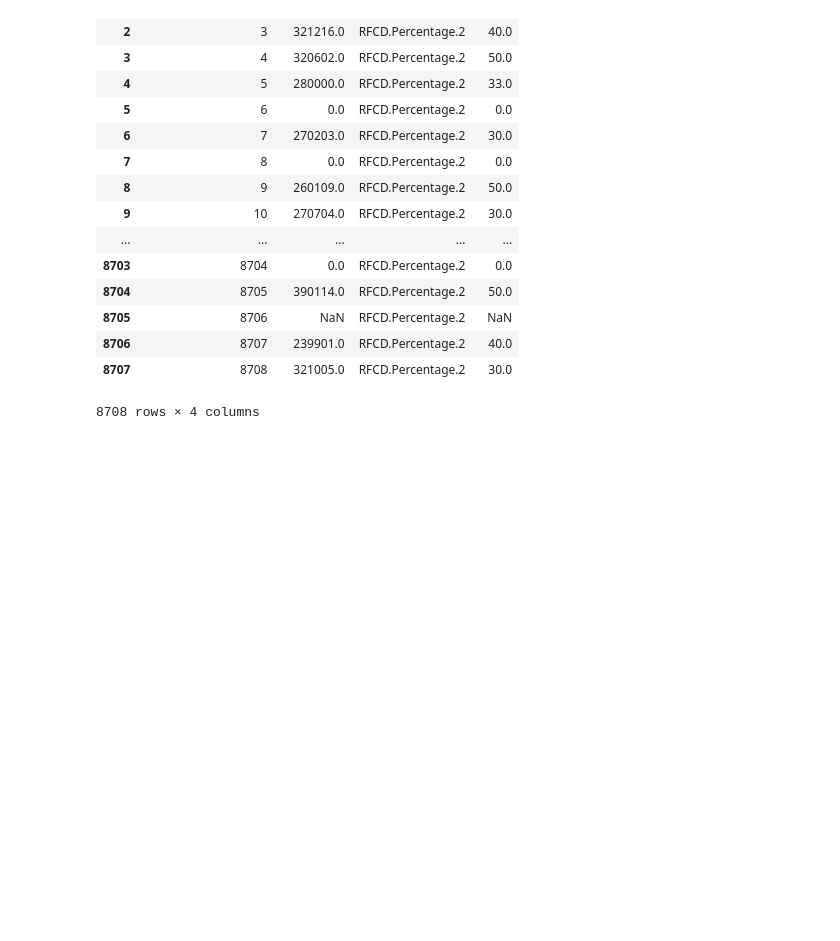
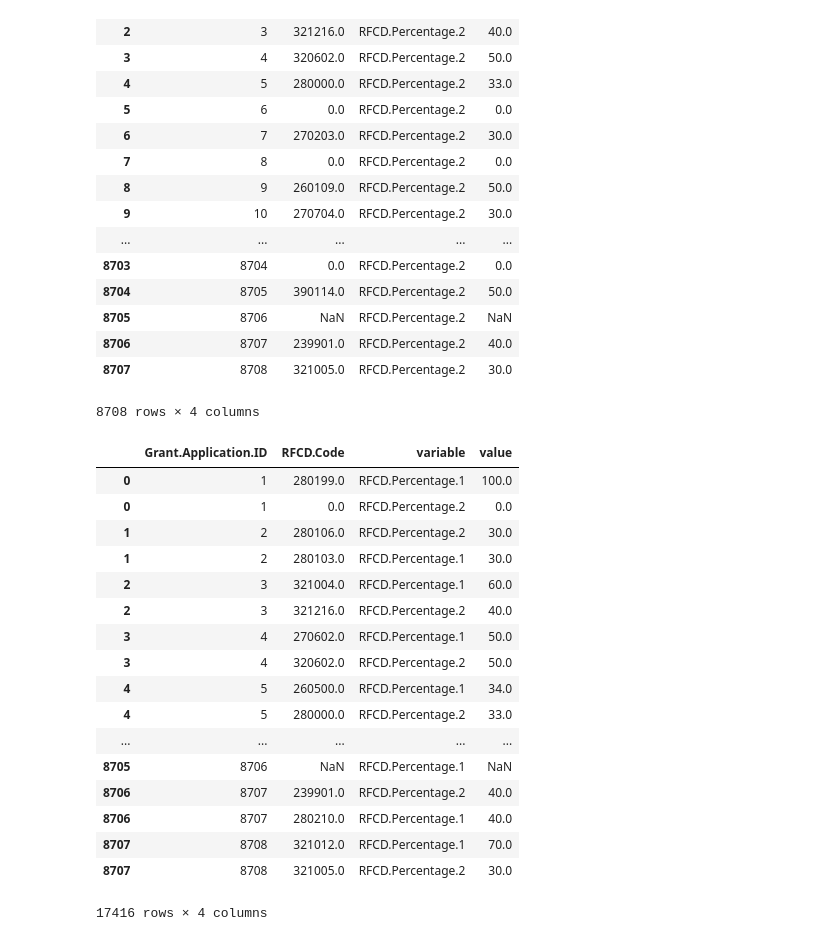
Before and after one commit to diegoami/DSRetreat_Melbourne_DIOLEM, a Jupyter notebook: sandbox/Testmelt.ipynb, the cells around one changed output. Saved outputs shown, nothing was run; the diff lists cells and outputs as text; code cells hidden in the pictures; blank space fills up the shorter version.

```diff
--- a/sandbox/Testmelt.ipynb
+++ b/sandbox/Testmelt.ipynb
@@ -120,3 +120,24 @@ rcd2
 | 8706 | 8707 | 239901.0 | RFCD.Percentage.2 | 40.0 |
 | 8707 | 8708 | 321005.0 | RFCD.Percentage.2 | 30.0 |
 8708 rows × 4 columns
+# %%
+pd.concat([rcd1, rcd2]).sort_values(by='Grant.Application.ID')
+# %% [output]
+|  | Grant.Application.ID | RFCD.Code | variable | value |
+| 0 | 1 | 280199.0 | RFCD.Percentage.1 | 100.0 |
+| 0 | 1 | 0.0 | RFCD.Percentage.2 | 0.0 |
+| 1 | 2 | 280106.0 | RFCD.Percentage.2 | 30.0 |
+| 1 | 2 | 280103.0 | RFCD.Percentage.1 | 30.0 |
+| 2 | 3 | 321004.0 | RFCD.Percentage.1 | 60.0 |
+| 2 | 3 | 321216.0 | RFCD.Percentage.2 | 40.0 |
+| 3 | 4 | 270602.0 | RFCD.Percentage.1 | 50.0 |
+| 3 | 4 | 320602.0 | RFCD.Percentage.2 | 50.0 |
+| 4 | 5 | 260500.0 | RFCD.Percentage.1 | 34.0 |
+| 4 | 5 | 280000.0 | RFCD.Percentage.2 | 33.0 |
+| ... | ... | ... | ... | ... |
+| 8705 | 8706 | NaN | RFCD.Percentage.1 | NaN |
+| 8706 | 8707 | 239901.0 | RFCD.Percentage.2 | 40.0 |
+| 8706 | 8707 | 280210.0 | RFCD.Percentage.1 | 40.0 |
+| 8707 | 8708 | 321012.0 | RFCD.Percentage.1 | 70.0 |
+| 8707 | 8708 | 321005.0 | RFCD.Percentage.2 | 30.0 |
+17416 rows × 4 columns
```
Also changed, not shown: parts of 7 cells of this notebook, 1 other file.
